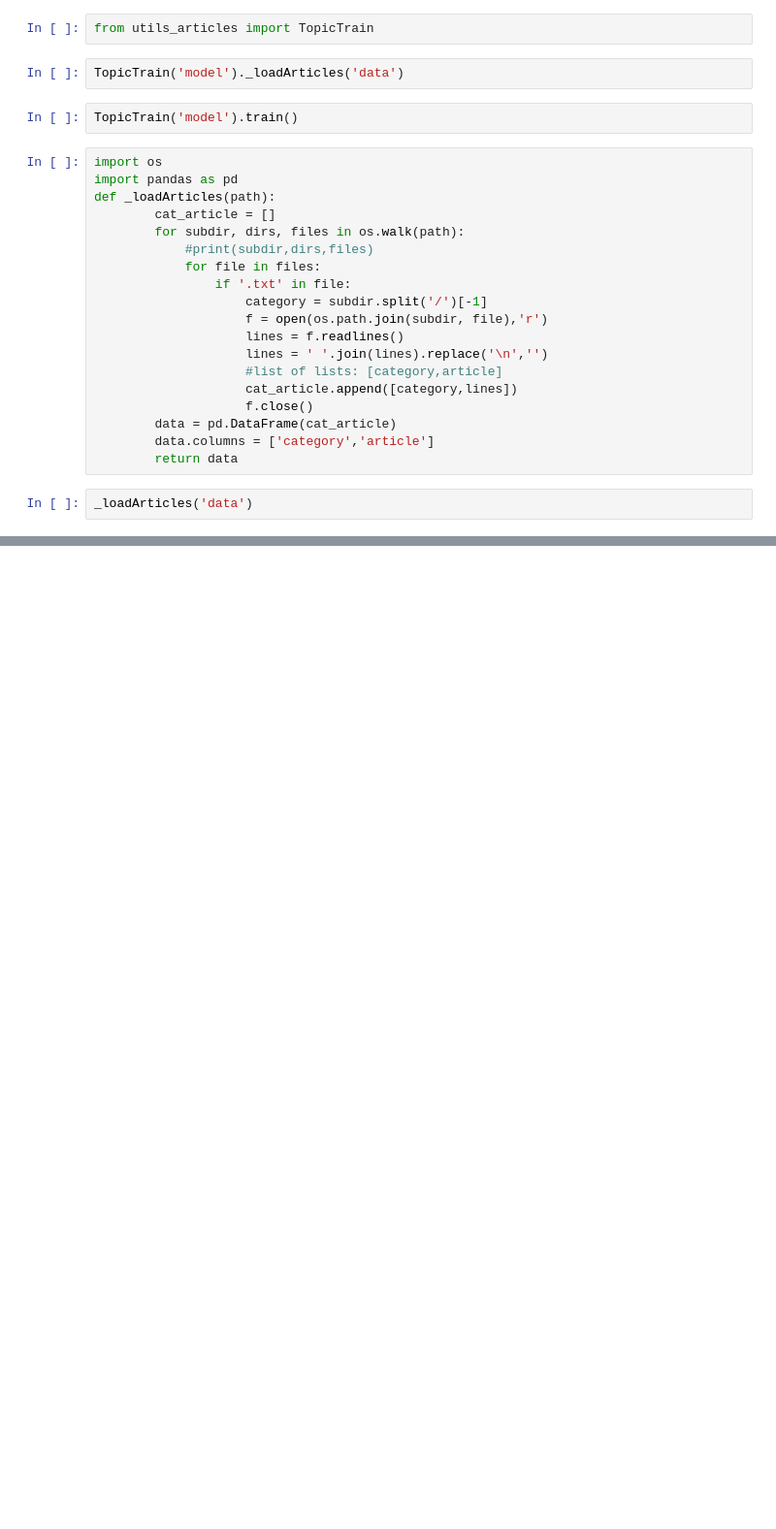
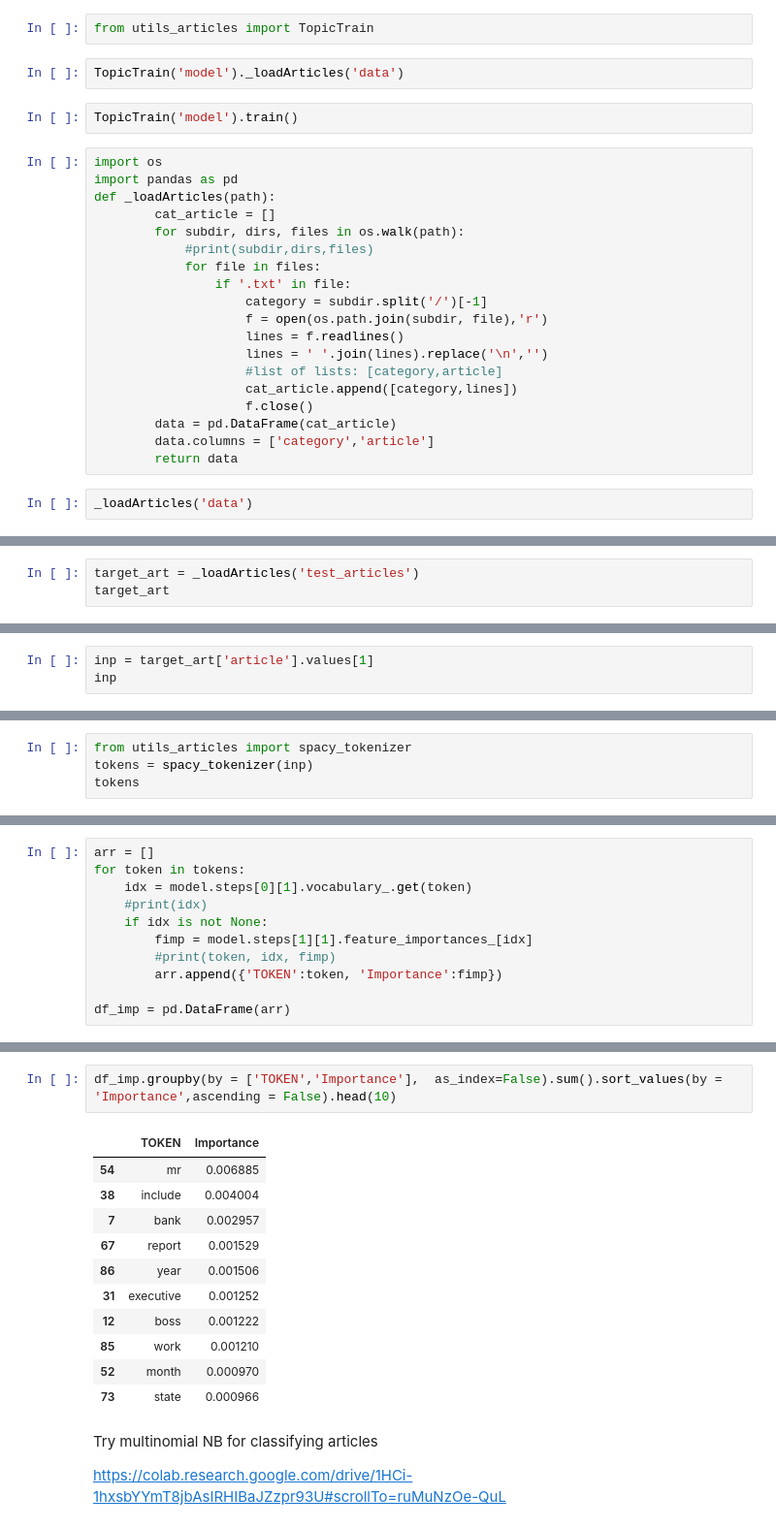
Before and after one commit to robretoarenal/ds_projects, a Jupyter notebook: nlp/articles/nlp_articles.ipynb, the cells around one changed output, grey strips where cells are left out. Shown at 97% size. Saved outputs shown, nothing was run; the diff lists cells and outputs as text; blank space fills up the shorter version.

```diff
--- a/nlp/articles/nlp_articles.ipynb
+++ b/nlp/articles/nlp_articles.ipynb
@@ -27,0 +38,3 @@ _loadArticles('data')
+# %%
+target_art = _loadArticles('test_articles')
+target_art
@@ -27,0 +47,3 @@ _loadArticles('data')
+# %%
+inp = target_art['article'].values[1]
+inp
@@ -27,0 +172,4 @@ _loadArticles('data')
+# %%
+from utils_articles import spacy_tokenizer
+tokens = spacy_tokenizer(inp)
+tokens
@@ -27,0 +194,11 @@ _loadArticles('data')
+# %%
+arr = []
+for token in tokens:
+    idx = model.steps[0][1].vocabulary_.get(token)
+    #print(idx)
+    if idx is not None:
+        fimp = model.steps[1][1].feature_importances_[idx]
+        #print(token, idx, fimp)
+        arr.append({'TOKEN':token, 'Importance':fimp})
+
+df_imp = pd.DataFrame(arr)
@@ -27,0 +221,18 @@ _loadArticles('data')
+# %%
+df_imp.groupby(by = ['TOKEN','Importance'],  as_index=False).sum().sort_values(by = 'Importance',ascending = False).head(10)
+# %% [output]
+|  | TOKEN | Importance |
+| 54 | mr | 0.006885 |
+| 38 | include | 0.004004 |
+| 7 | bank | 0.002957 |
+| 67 | report | 0.001529 |
+| 86 | year | 0.001506 |
+| 31 | executive | 0.001252 |
+| 12 | boss | 0.001222 |
+| 85 | work | 0.001210 |
+| 52 | month | 0.000970 |
+| 73 | state | 0.000966 |
+# %% [markdown]
+Try multinomial NB for classifying articles
+
+https://colab.research.google.com/drive/1HCi-1hxsbYYmT8jbAsIRHIBaJZzpr93U#scrollTo=ruMuNzOe-QuL
```
Also changed, not shown: parts of 20 cells of this notebook, 15 other files.
